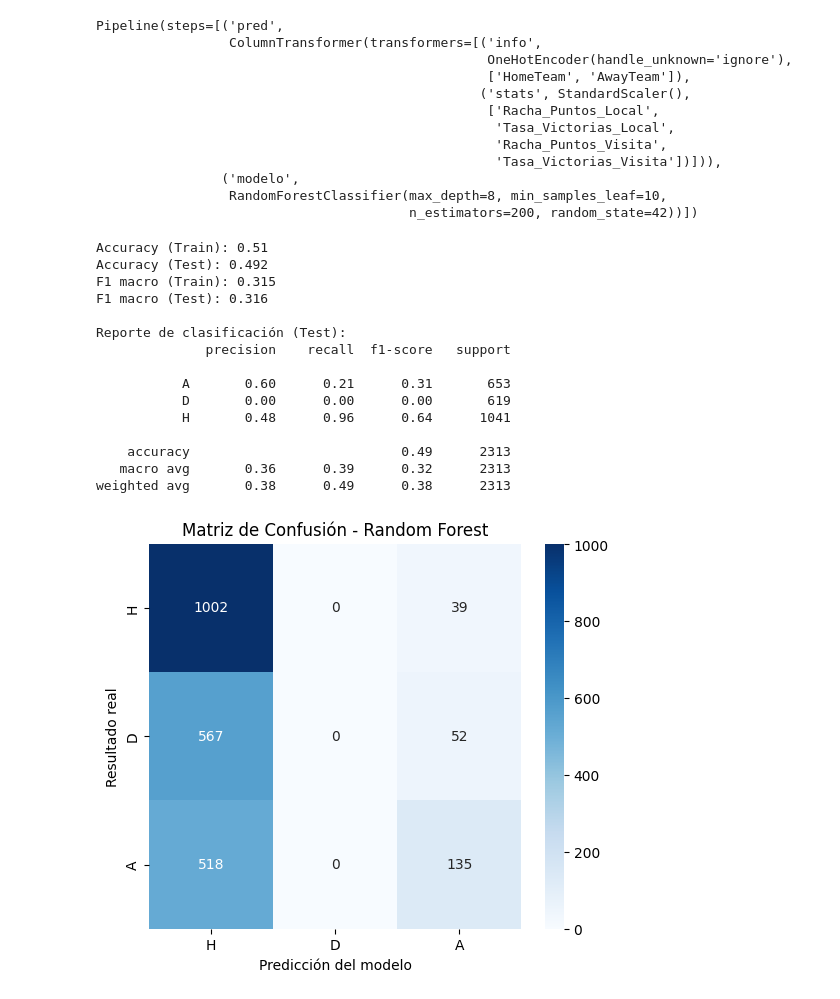
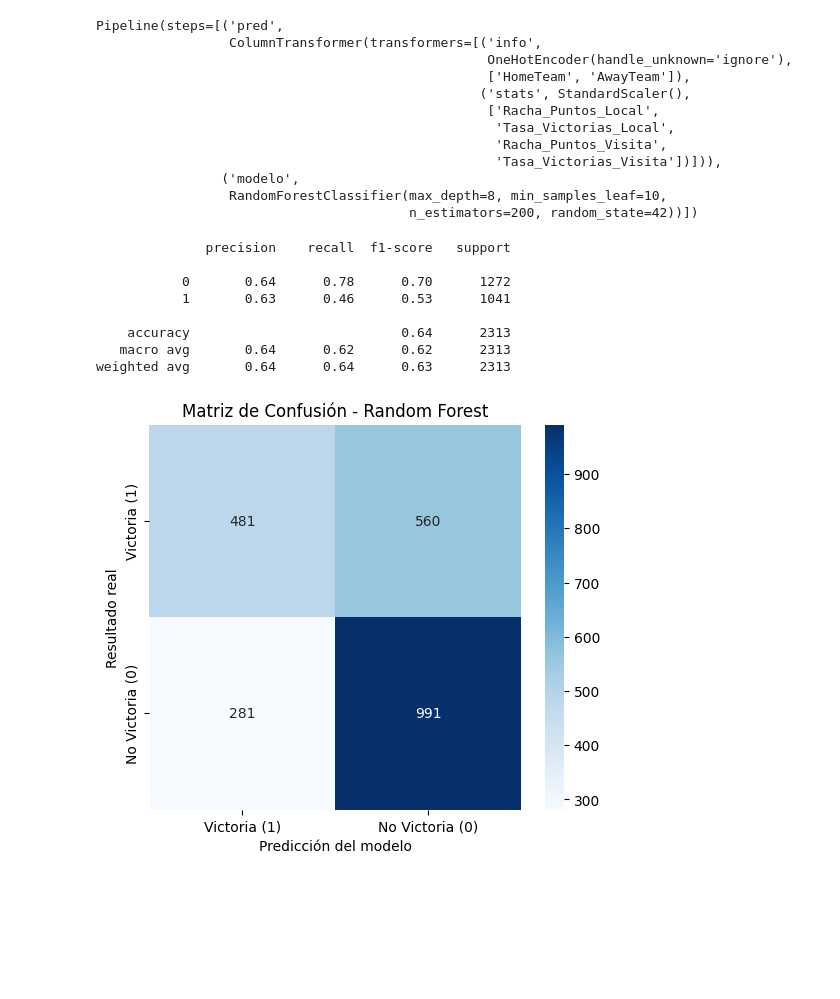
Before and after one commit to VicenteArechavala/Proyecto-1-Introduccion-a-la-IA, a Jupyter notebook: Proyecto 1 - Vicente Arechavala.ipynb, the cells around one changed output. Cells and saved outputs as stored; diff of their text form; code cells hidden in the pictures; blank space fills up the shorter version.

```diff
--- a/Proyecto 1 - Vicente Arechavala.ipynb
+++ b/Proyecto 1 - Vicente Arechavala.ipynb
@@ -399,7 +434,7 @@ info_equipos = ['HomeTeam', 'AwayTeam']
 stats_equipos = ['Racha_Puntos_Local', 'Tasa_Victorias_Local', 'Racha_Puntos_Visita', 'Tasa_Victorias_Visita']
 
 X = data[info_equipos + stats_equipos]
-y = data['Result']
+y = data['Victoria_Local']
 
 X_train, X_test, y_train, y_test = train_test_split(X, y, test_size=0.2, shuffle=False)
 X_train.shape, X_test.shape, y_train.shape, y_test.shape
@@ -432,37 +467,25 @@ Pipeline(steps=[('pred',
 # %%
 pred_train = pipeline.predict(X_train)
 pred_test = pipeline.predict(X_test)
 
-print("Accuracy (Train):", round(accuracy_score(y_train, pred_train), 3))
-print("Accuracy (Test):", round(accuracy_score(y_test, pred_test), 3))
-print("F1 macro (Train):", round(f1_score(y_train, pred_train, average='macro'), 3))
-print("F1 macro (Test):", round(f1_score(y_test, pred_test, average='macro'), 3))
-
-print("\nReporte de clasificación (Test):")
 print(classification_report(y_test, pred_test))
 
-matriz = confusion_matrix(y_test, pred_test, labels=['H', 'D', 'A'])
+matriz = confusion_matrix(y_test, pred_test, labels=[1, 0])
 plt.figure(figsize=(6, 5))
 sns.heatmap(matriz, annot=True, fmt='d', cmap='Blues',
-            xticklabels=['H', 'D', 'A'], yticklabels=['H', 'D', 'A'])
+xticklabels=['Victoria (1)', 'No Victoria (0)'],
+            yticklabels=['Victoria (1)', 'No Victoria (0)'])
 plt.title('Matriz de Confusión - Random Forest')
 plt.xlabel('Predicción del modelo')
 plt.ylabel('Resultado real')
 plt.show()
 # %% [output]
-Accuracy (Train): 0.51
-Accuracy (Test): 0.492
-F1 macro (Train): 0.315
-F1 macro (Test): 0.316
-
-Reporte de clasificación (Test):
               precision    recall  f1-score   support
 
-           A       0.60      0.21      0.31       653
-           D       0.00      0.00      0.00       619
-           H       0.48      0.96      0.64      1041
+           0       0.64      0.78      0.70      1272
+           1       0.63      0.46      0.53      1041
 
-    accuracy                           0.49      2313
-   macro avg       0.36      0.39      0.32      2313
-weighted avg       0.38      0.49      0.38      2313
+    accuracy                           0.64      2313
+   macro avg       0.64      0.62      0.62      2313
+weighted avg       0.64      0.64      0.63      2313
-[figure, old version]
+[figure, new version]
```
Also changed, not shown: parts of 4 cells of this notebook.
